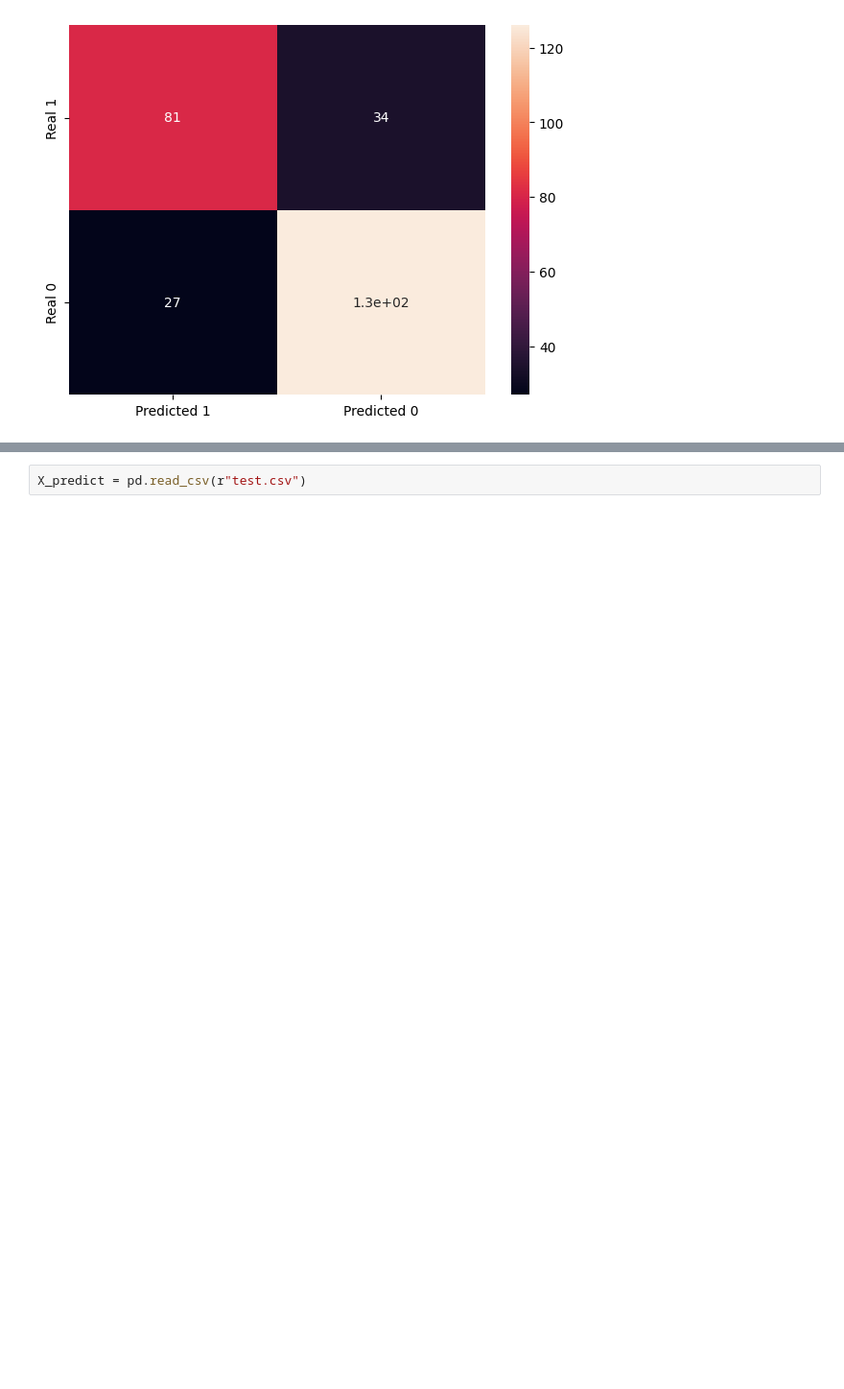
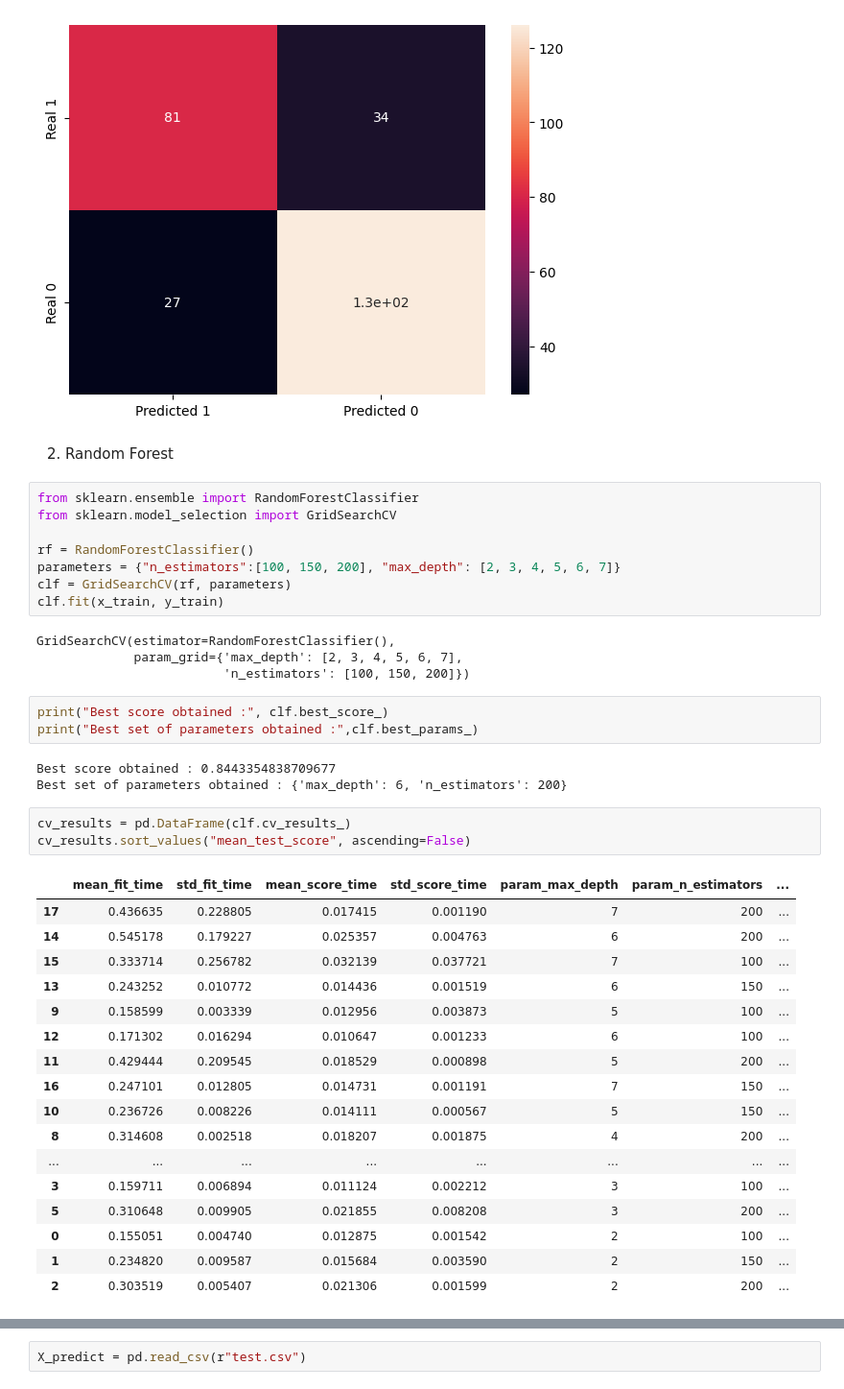
Before and after one commit to Helem-Jose/Titanic_survival_rate_predicting_model, a Jupyter notebook: Titanic_survival_prediction.ipynb, the cells around one changed output, grey strips where cells are left out. Shown: that part at 96% size. Drawn from its saved outputs; the diff is of its cells as text; blank space fills up the shorter version.

```diff
--- a/Titanic_survival_prediction.ipynb
+++ b/Titanic_survival_prediction.ipynb
@@ -345,3 +254,44 @@ sns.heatmap(df_cm, annot=True)
 # %% [output]
 <Axes: >
 [figure]
+# %% [markdown]
+2. Random Forest
+# %%
+from sklearn.ensemble import RandomForestClassifier
+from sklearn.model_selection import GridSearchCV
+
+rf = RandomForestClassifier()
+parameters = {"n_estimators":[100, 150, 200], "max_depth": [2, 3, 4, 5, 6, 7]}
+clf = GridSearchCV(rf, parameters)
+clf.fit(x_train, y_train)
+# %% [output]
+GridSearchCV(estimator=RandomForestClassifier(),
+             param_grid={'max_depth': [2, 3, 4, 5, 6, 7],
+                         'n_estimators': [100, 150, 200]})
+# %%
+print("Best score obtained :", clf.best_score_)
+print("Best set of parameters obtained :",clf.best_params_)
+# %% [output]
+Best score obtained : 0.8443354838709677
+Best set of parameters obtained : {'max_depth': 6, 'n_estimators': 200}
+# %%
+cv_results = pd.DataFrame(clf.cv_results_)
+cv_results.sort_values("mean_test_score", ascending=False)
+# %% [output]
+|  | mean_fit_time | std_fit_time | mean_score_time | std_score_time | param_max_depth | param_n_estimators | ... |
+| 17 | 0.436635 | 0.228805 | 0.017415 | 0.001190 | 7 | 200 | ... |
+| 14 | 0.545178 | 0.179227 | 0.025357 | 0.004763 | 6 | 200 | ... |
+| 15 | 0.333714 | 0.256782 | 0.032139 | 0.037721 | 7 | 100 | ... |
+| 13 | 0.243252 | 0.010772 | 0.014436 | 0.001519 | 6 | 150 | ... |
+| 9 | 0.158599 | 0.003339 | 0.012956 | 0.003873 | 5 | 100 | ... |
+| 12 | 0.171302 | 0.016294 | 0.010647 | 0.001233 | 6 | 100 | ... |
+| 11 | 0.429444 | 0.209545 | 0.018529 | 0.000898 | 5 | 200 | ... |
+| 16 | 0.247101 | 0.012805 | 0.014731 | 0.001191 | 7 | 150 | ... |
+| 10 | 0.236726 | 0.008226 | 0.014111 | 0.000567 | 5 | 150 | ... |
+| 8 | 0.314608 | 0.002518 | 0.018207 | 0.001875 | 4 | 200 | ... |
+| ... | ... | ... | ... | ... | ... | ... | ... |
+| 3 | 0.159711 | 0.006894 | 0.011124 | 0.002212 | 3 | 100 | ... |
+| 5 | 0.310648 | 0.009905 | 0.021855 | 0.008208 | 3 | 200 | ... |
+| 0 | 0.155051 | 0.004740 | 0.012875 | 0.001542 | 2 | 100 | ... |
+| 1 | 0.234820 | 0.009587 | 0.015684 | 0.003590 | 2 | 150 | ... |
+| 2 | 0.303519 | 0.005407 | 0.021306 | 0.001599 | 2 | 200 | ... |
```
Also changed, not shown: parts of 35 cells of this notebook.
